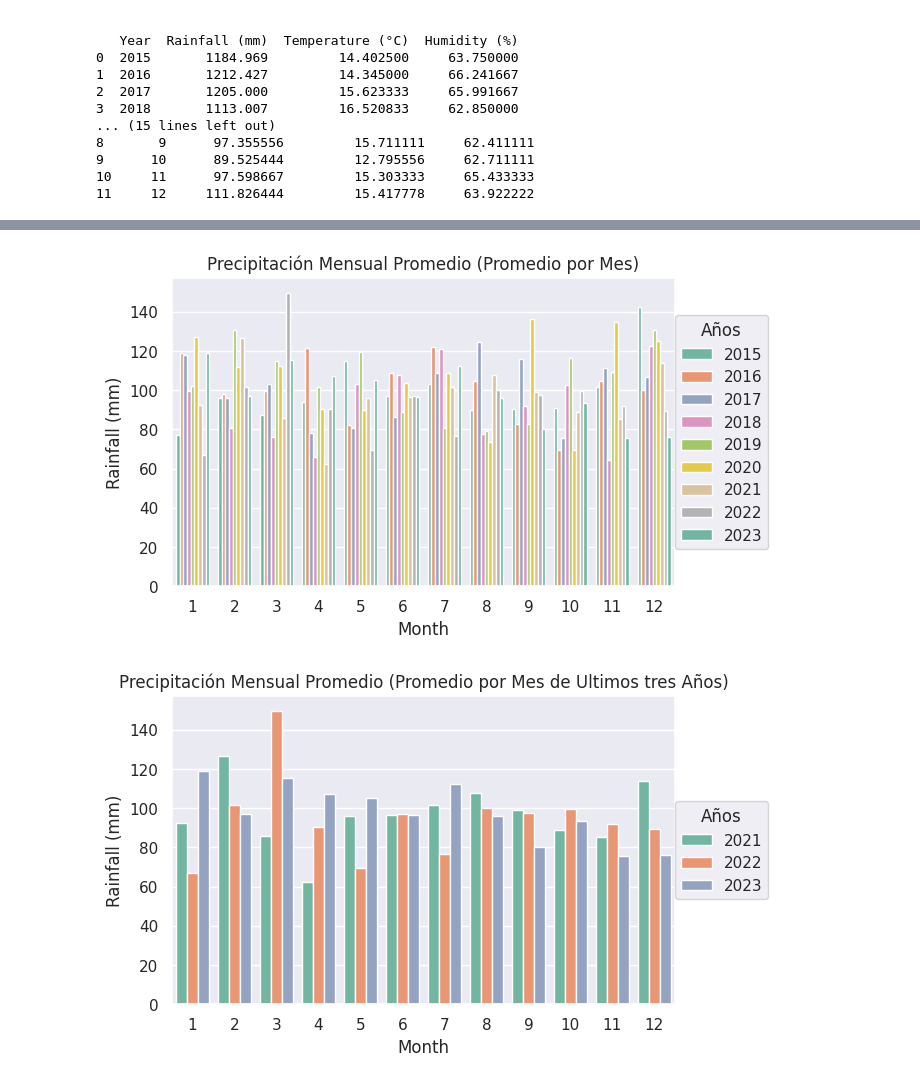
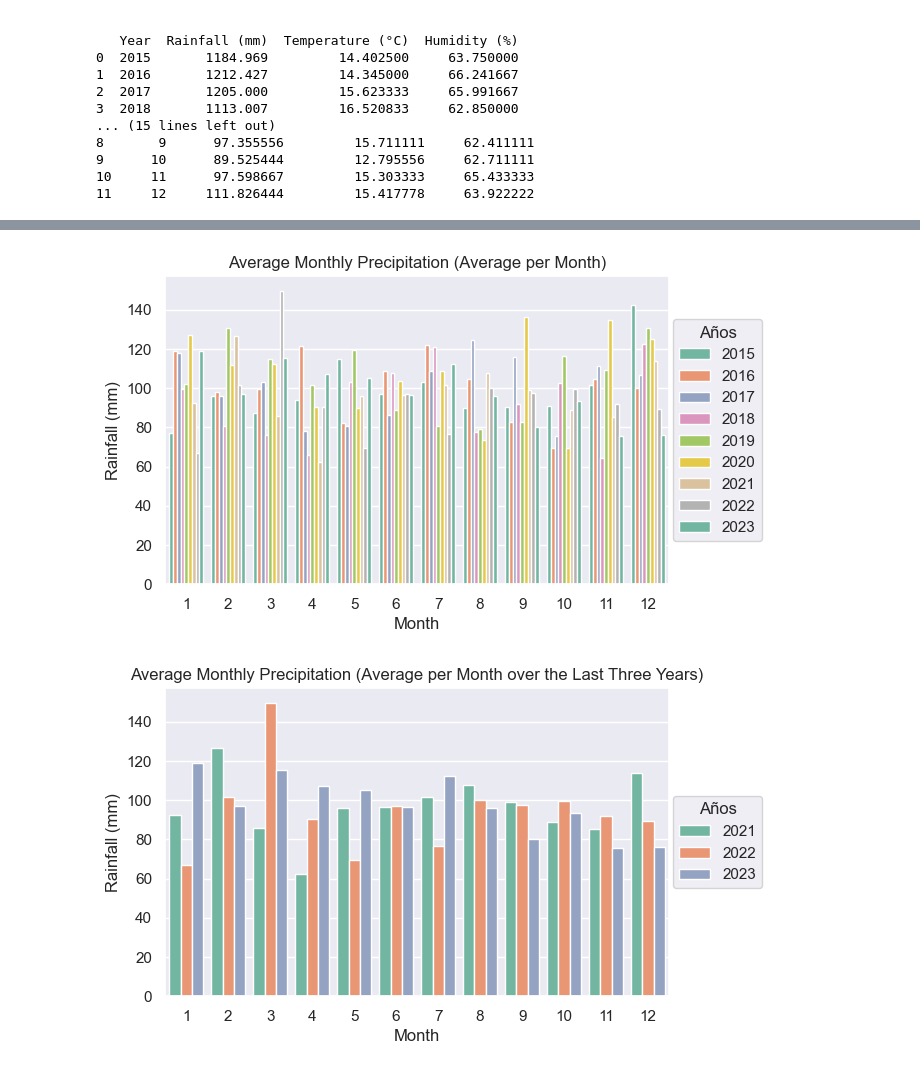
Before and after one commit to Luitz1/Projects, a Jupyter notebook: Data Analyst Projects/1_example_weather/exp_weather_1.ipynb, the cells around one changed output, grey strips where cells are left out. Drawn from its saved outputs; the diff is of its cells as text; code cells hidden in the pictures.

```diff
--- a/Data Analyst Projects/1_example_weather/exp_weather_1.ipynb
+++ b/Data Analyst Projects/1_example_weather/exp_weather_1.ipynb
@@ -366,19 +375,19 @@ ig, ax = plt.subplots(figsize = (6.5,4))
 sns.barplot(data = datapmesyear, x = "Month",
             y = "Rainfall (mm)", hue ="Year", palette="Set2")
 ax.legend(loc='right', bbox_to_anchor=(1.2, 0.5), ncol=1,title="Años")
-ax.set_title("Precipitación Mensual Promedio (Promedio por Mes)")
+ax.set_title("Average Monthly Precipitation (Average per Month)")
 plt.show()
 # %% [output]
-[figure, old version]
+[figure, new version]
 # %%
 fig, ax = plt.subplots(figsize = (6.5,4))
 sns.barplot(data = datapmesyear[datapmesyear["Year"]>=2021],
             x = "Month", y = "Rainfall (mm)", hue ="Year", palette="Set2")
 ax.legend(loc='right', bbox_to_anchor=(1.2, 0.5), ncol=1,title="Años")
-ax.set_title("Precipitación Mensual Promedio (Promedio por Mes de Ultimos tres Años)")
+ax.set_title("Average Monthly Precipitation (Average per Month over the Last Three Years)")
 plt.show()
 # %% [output]
-[figure, old version]
+[figure, new version]
 # %%
 fig, ax = plt.subplots(figsize = (7,4))
 sns.barplot(data = datapyear, x = "Year",
```
Also changed, not shown: parts of 46 cells of this notebook.
